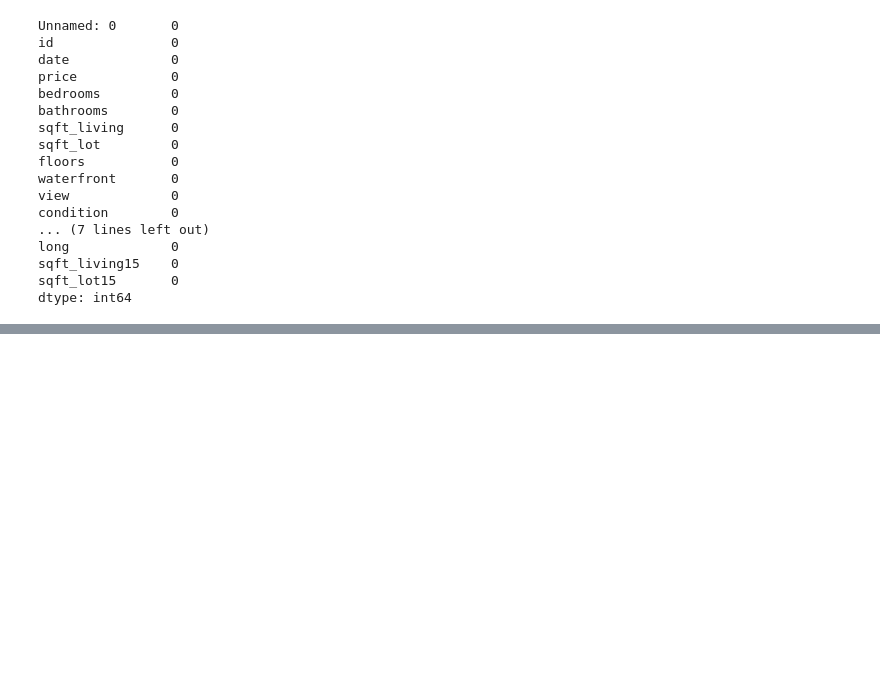
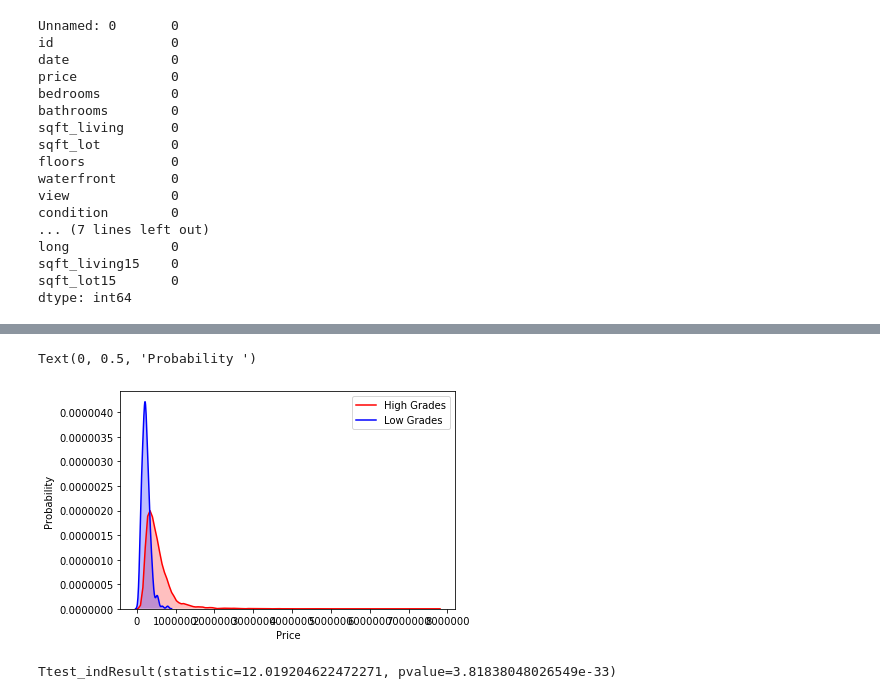
Before and after one commit to Kelvin-Arellano/housing_prices, a Jupyter notebook: Initial_predict.ipynb, the cells around one changed output, grey strips where cells are left out. Cells and saved outputs as stored; diff of their text form; code cells hidden in the pictures; blank space fills up the shorter version.

```diff
--- a/Initial_predict.ipynb
+++ b/Initial_predict.ipynb
@@ -128,0 +143,22 @@ plt.ylabel("Price");
+# %%
+#manipulating date column to add year, month, and day columns
+df['date'] = df['date'].str.slice(0,8,1)
+df['year_sold'] = df['date'].str.slice(0,4,1)
+df['month_sold'] = df['date'].str.slice(4,6,1)
+df['day_sold'] = df['date'].str.slice(6,8,1)
+# %%
+#changing the datatype of the date columns into integers
+df['year_sold'] = df['year_sold'].astype('int64')
+df['month_sold'] = df['month_sold'].astype('int64')
+df['day_sold'] = df['day_sold'].astype('int64')
+# %%
+df.head()
+# df.dtypes
+#dropping the original data column
+df = df.drop(columns='date')
+# %%
+#replace 0 with yr_built to have some referance as to when it was last renovated
+df['yr_renovated'] = df['yr_renovated'].replace(0,df['yr_built'])
+#getting a value for renovation
+df['years_since_renovation'] = (2020-df['yr_renovated'])
+df.head()
@@ -128,0 +196,17 @@ plt.ylabel("Price");
+# %%
+#checking for significant values in catagorical variables
+#making dataframe with grades => 6 and <= 5
+high_df = df[df.grade >= 6]
+low_df = df[df.grade <= 5]
+#kernal density plot to show the distribution vs price
+sns.kdeplot(df.loc[(df.grade >= 6),'price'],color='r',shade=True, label = 'High Grades')
+sns.kdeplot(df.loc[(df.grade <= 5),'price'],color='b',shade=True, label = 'Low Grades')
+plt.xlabel('Price')
+plt.ylabel('Probability ')
+# %% [output]
+Text(0, 0.5, 'Probability ')
+[figure, added]
+# %%
+stats.ttest_ind(high_df.price, low_df.price)
+# %% [output]
+Ttest_indResult(statistic=12.019204622472271, pvalue=3.81838048026549e-33)
```
Also changed, not shown: parts of 24 cells of this notebook.
